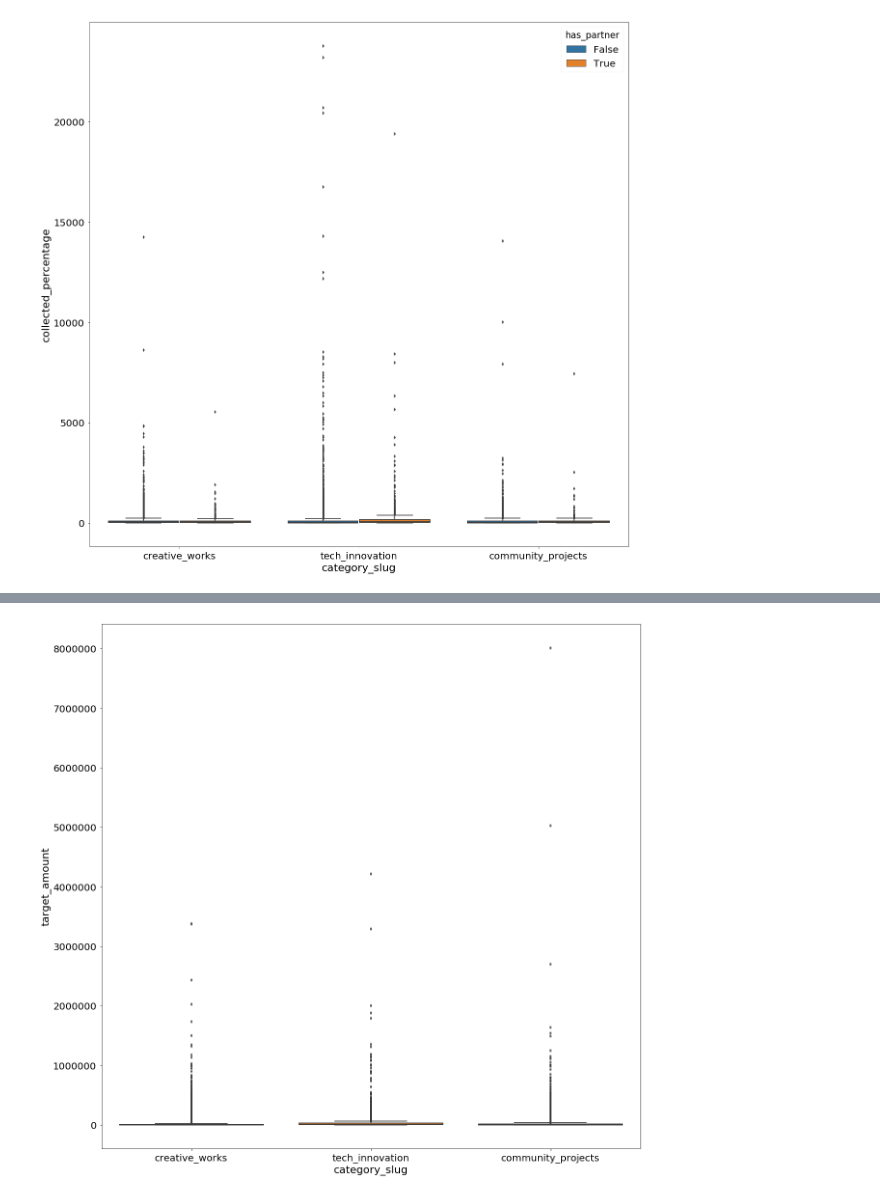
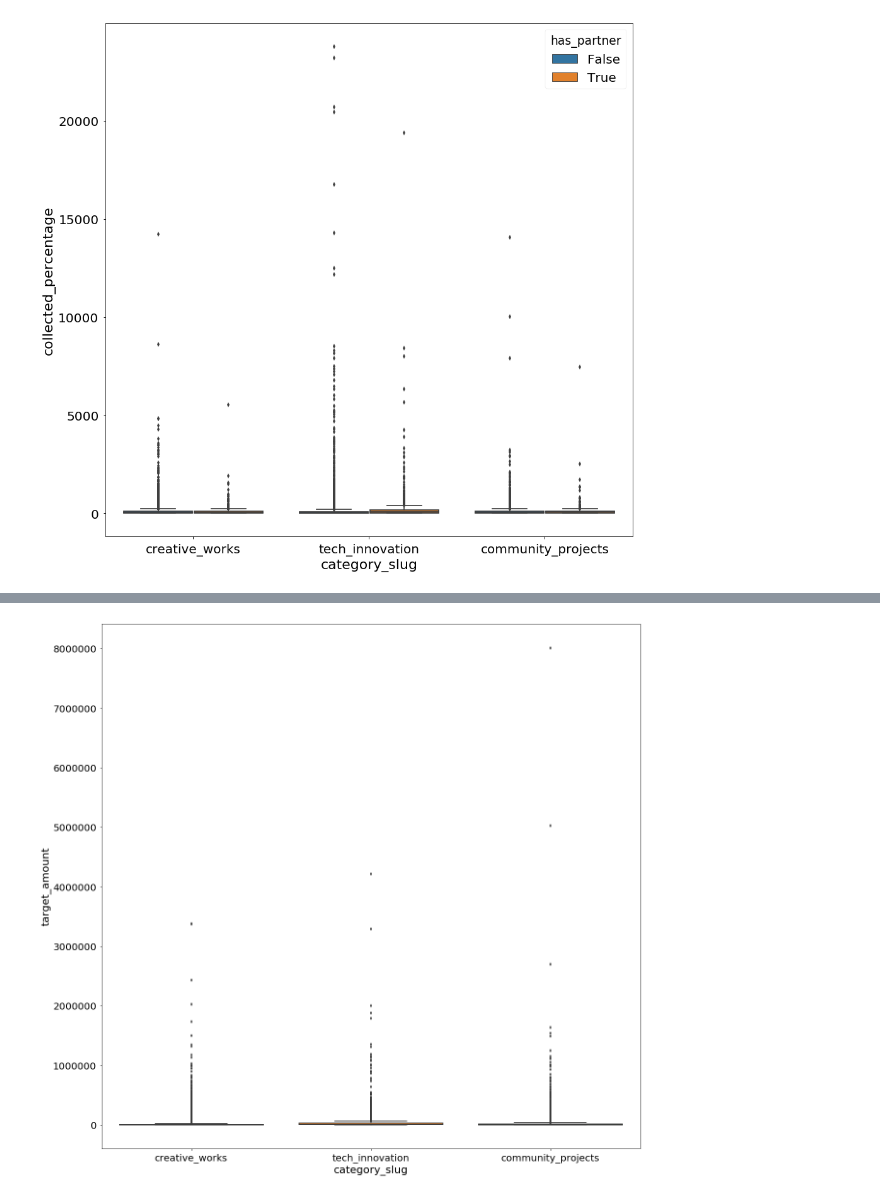
Before and after one commit to bonheml/indiegogo_or_indienono, a Jupyter notebook: 3_dispersion_analysis.ipynb, the cells around one changed output, grey strips where cells are left out. Cells and saved outputs as stored; diff of their text form; code cells hidden in the pictures.

```diff
--- a/3_dispersion_analysis.ipynb
+++ b/3_dispersion_analysis.ipynb
@@ -9,7 +28,7 @@ indiegogo = pd.read_csv('indiegogo_cleaned_dataset.tsv', sep='\t')
 indiegogo['is_funded'] = indiegogo.collected_percentage.apply(lambda x: True if x >= 100 else False)
 # %%
 with sns.plotting_context("notebook", font_scale=2):
-    plt.figure(figsize=(20, 20))
+    plt.figure(figsize=(15, 15))
     ax = sns.boxplot(x="category_slug", y="collected_percentage", hue="has_partner", data=indiegogo)
 # %% [output]
-[figure, old version]
+[figure, new version]
```
Also changed, not shown: parts of 25 cells of this notebook.
